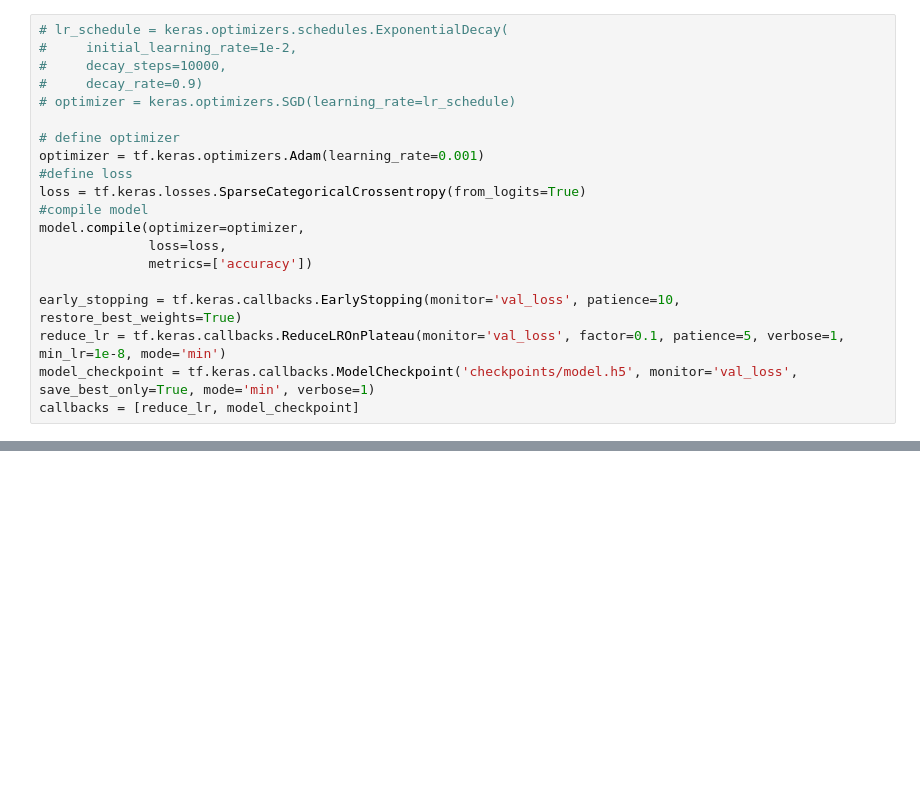
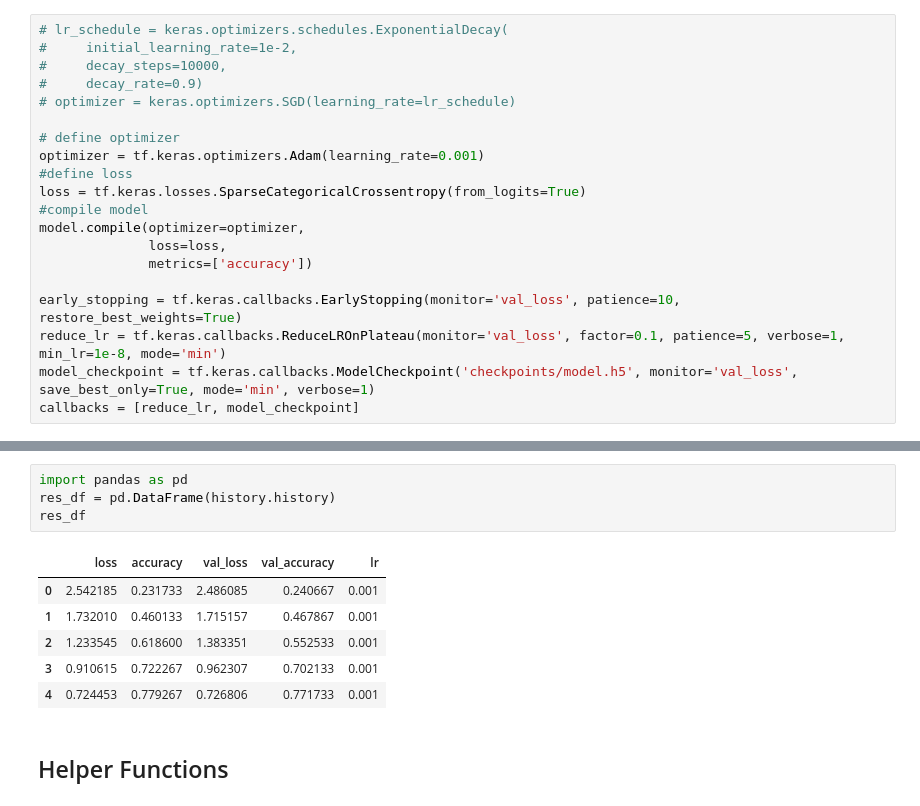
Before and after one commit to Vedmani/dnn_exam, a Jupyter notebook: image_classification.ipynb, the cells around one changed output, grey strips where cells are left out. Saved outputs shown, nothing was run; the diff lists cells and outputs as text; blank space fills up the shorter version.

```diff
--- a/image_classification.ipynb
+++ b/image_classification.ipynb
@@ -193,0 +252,13 @@ callbacks = [reduce_lr, model_checkpoint]
+# %%
+import pandas as pd
+res_df = pd.DataFrame(history.history)
+res_df
+# %% [output]
+|  | loss | accuracy | val_loss | val_accuracy | lr |
+| 0 | 2.542185 | 0.231733 | 2.486085 | 0.240667 | 0.001 |
+| 1 | 1.732010 | 0.460133 | 1.715157 | 0.467867 | 0.001 |
+| 2 | 1.233545 | 0.618600 | 1.383351 | 0.552533 | 0.001 |
+| 3 | 0.910615 | 0.722267 | 0.962307 | 0.702133 | 0.001 |
+| 4 | 0.724453 | 0.779267 | 0.726806 | 0.771733 | 0.001 |
+# %% [markdown]
+## Helper Functions
```
Also changed, not shown: parts of 14 cells of this notebook.
